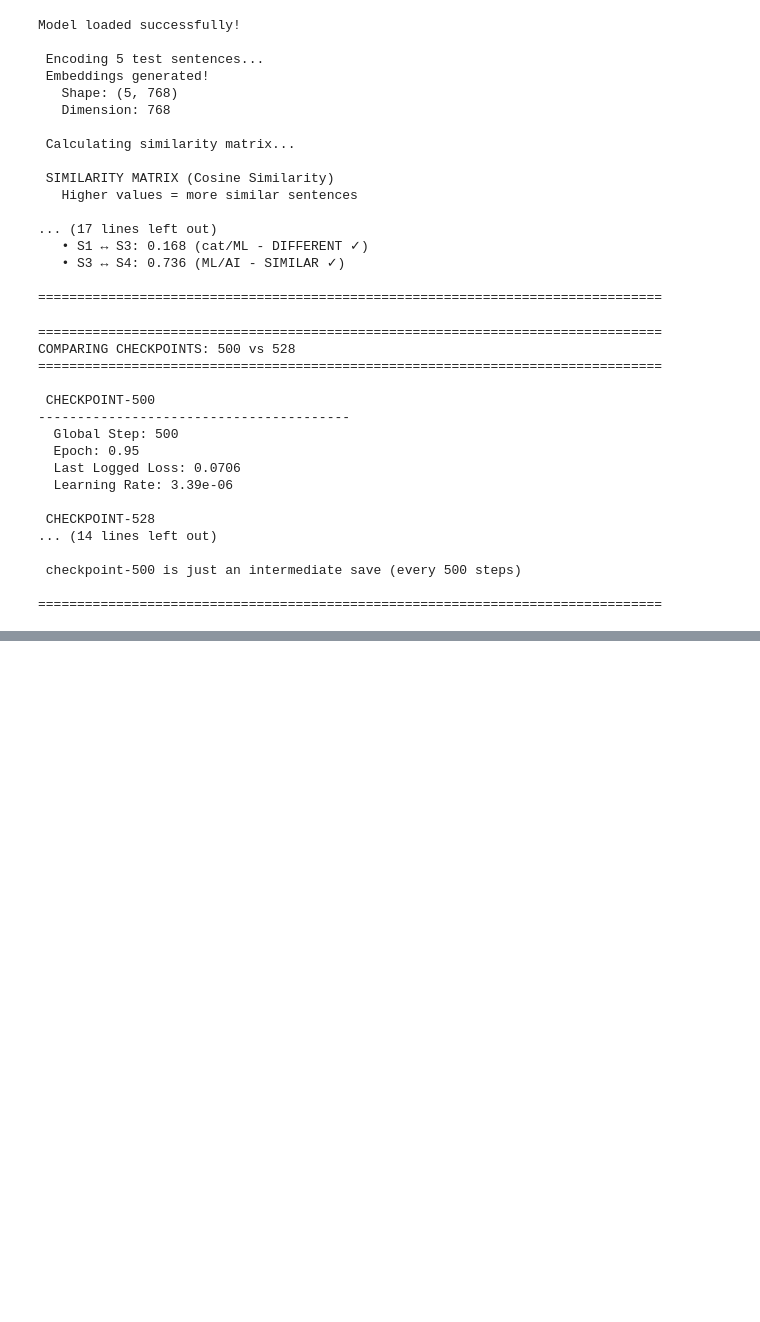
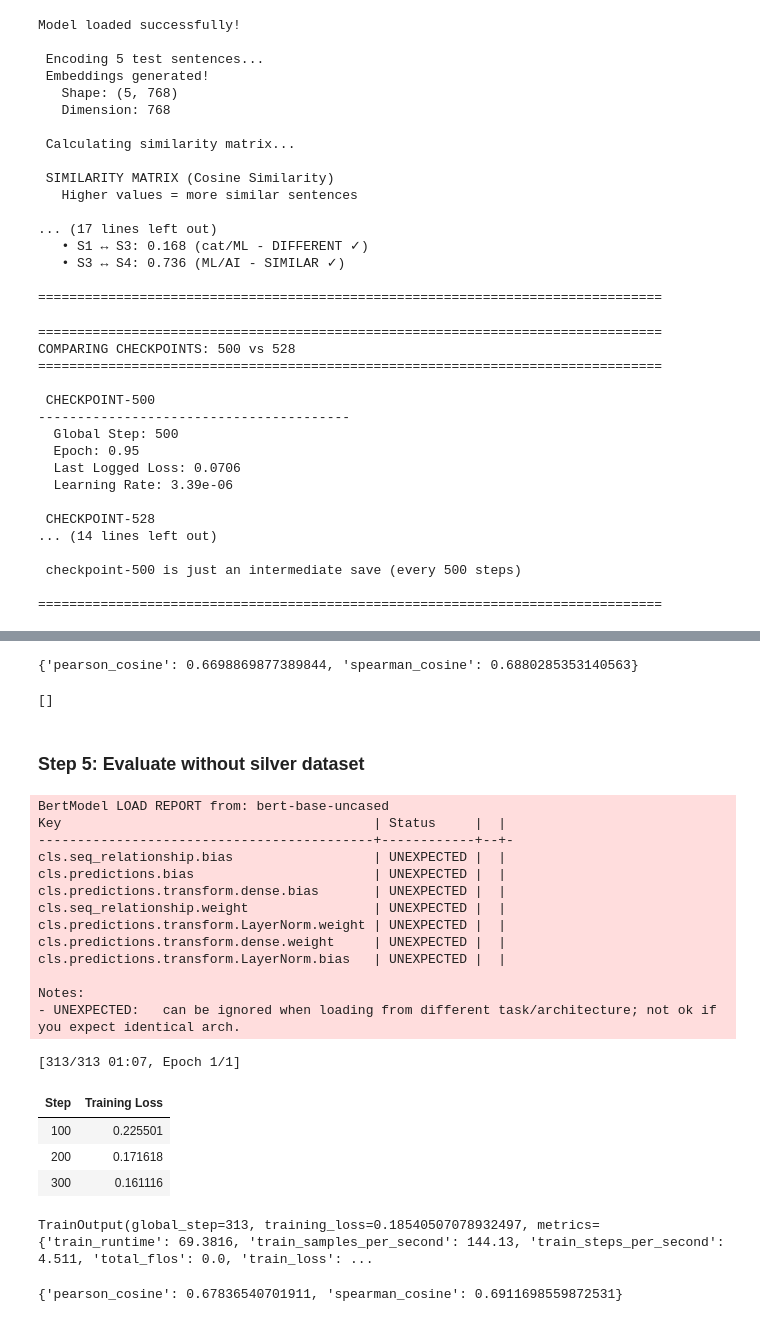
Before and after one commit to bilalox-billy/LLMs-Handson, a Jupyter notebook: notebooks/chapter10.ipynb, the cells around one changed output, grey strips where cells are left out. Saved outputs shown, nothing was run; the diff lists cells and outputs as text; code cells hidden in the pictures; blank space fills up the shorter version.

```diff
--- a/notebooks/chapter10.ipynb
+++ b/notebooks/chapter10.ipynb
@@ -902,0 +1197,68 @@ COMPARING CHECKPOINTS: 500 vs 528
+# %%
+# Evaluate our trained model
+evaluator(embedding_model)
+# %% [output]
+{'pearson_cosine': 0.6698869877389844, 'spearman_cosine': 0.6880285353140563}
+# %%
+trainer.accelerator.clear()
+# %% [output]
+[]
+# %% [markdown]
+### Step 5: Evaluate without silver dataset
+# %%
+# Only Gold data
+data = pd.concat([gold], ignore_index=True, axis=0)
+data = data.drop_duplicates(subset=['sentence1', 'sentence2'], keep="first")
+train_dataset = Dataset.from_pandas(data, preserve_index=False)
+
+# Define model
+embedding_model = SentenceTransformer('bert-base-uncased')
+
+# Loss function
+train_loss = losses.CosineSimilarityLoss(model=embedding_model)
+
+# Define the training arguments
+args = SentenceTransformerTrainingArguments(
+    output_dir="gold_only_embedding_model",
+    num_train_epochs=1,
+    per_device_train_batch_size=32,
+    per_device_eval_batch_size=32,
+    warmup_steps=100,
+    fp16=True,
+    eval_steps=100,
+    logging_steps=100,
+)
+
+# Train model
+trainer = SentenceTransformerTrainer(
+    model=embedding_model,
+    args=args,
+    train_dataset=train_dataset,
+    loss=train_loss,
+    evaluator=evaluator
+)
+trainer.train()
+# %% [output]
+BertModel LOAD REPORT from: bert-base-uncased
+Key                                        | Status     |  |
+-------------------------------------------+------------+--+-
+cls.seq_relationship.bias                  | UNEXPECTED |  |
+cls.predictions.bias                       | UNEXPECTED |  |
+cls.predictions.transform.dense.bias       | UNEXPECTED |  |
+cls.seq_relationship.weight                | UNEXPECTED |  |
+cls.predictions.transform.LayerNorm.weight | UNEXPECTED |  |
+cls.predictions.transform.dense.weight     | UNEXPECTED |  |
+cls.predictions.transform.LayerNorm.bias   | UNEXPECTED |  |
+
+Notes:
+- UNEXPECTED:   can be ignored when loading from different task/architecture; not ok if you expect identical arch.
+[313/313 01:07, Epoch 1/1]
+| Step | Training Loss |
+| 100 | 0.225501 |
+| 200 | 0.171618 |
+| 300 | 0.161116 |
+TrainOutput(global_step=313, training_loss=0.18540507078932497, metrics={'train_runtime': 69.3816, 'train_samples_per_second': 144.13, 'train_steps_per_second': 4.511, 'total_flos': 0.0, 'train_loss': ...
+# %%
+evaluator(embedding_model)
+# %% [output]
+{'pearson_cosine': 0.67836540701911, 'spearman_cosine': 0.6911698559872531}
```
Also changed, not shown: parts of 24 cells of this notebook, 3 other files.
